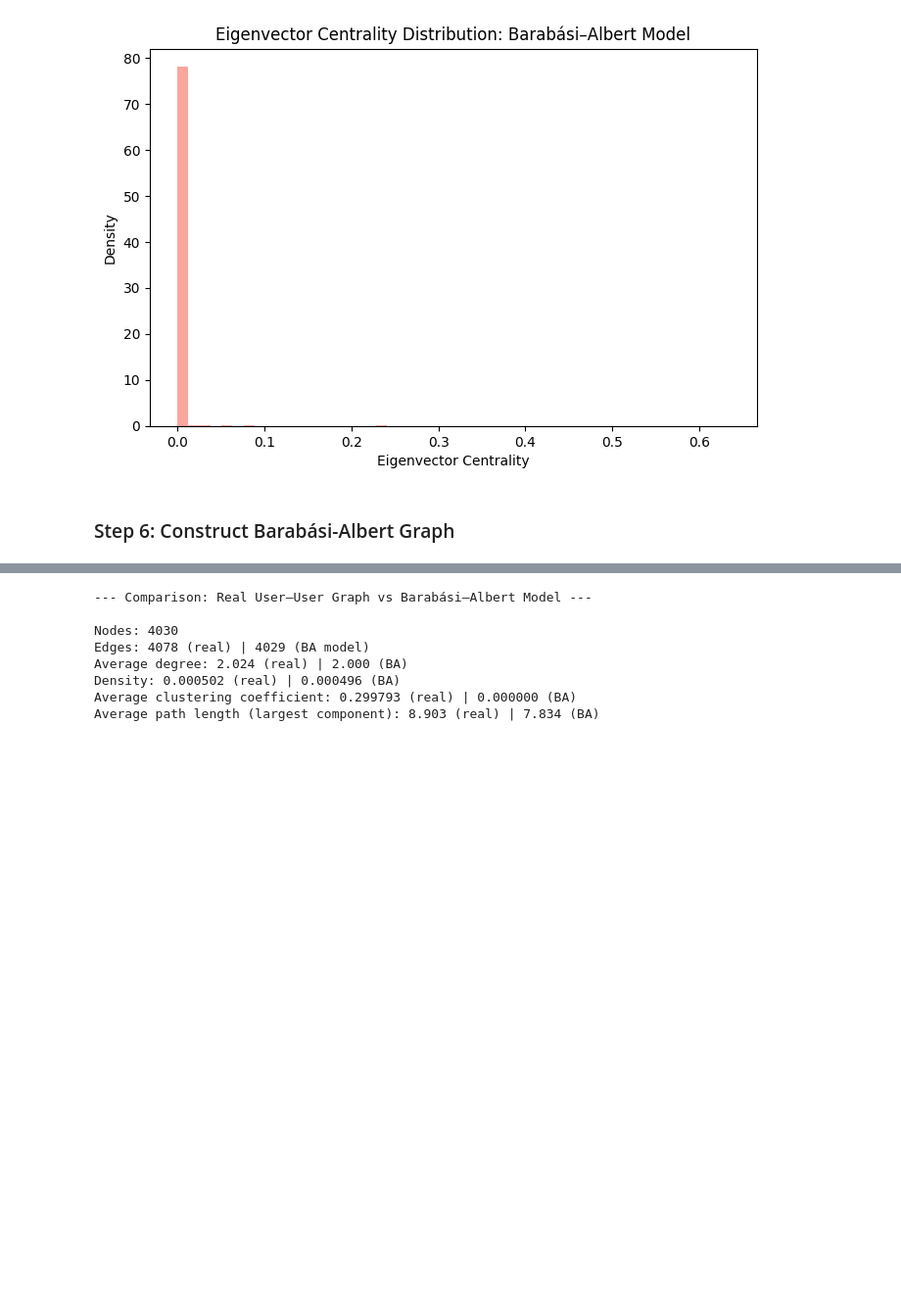
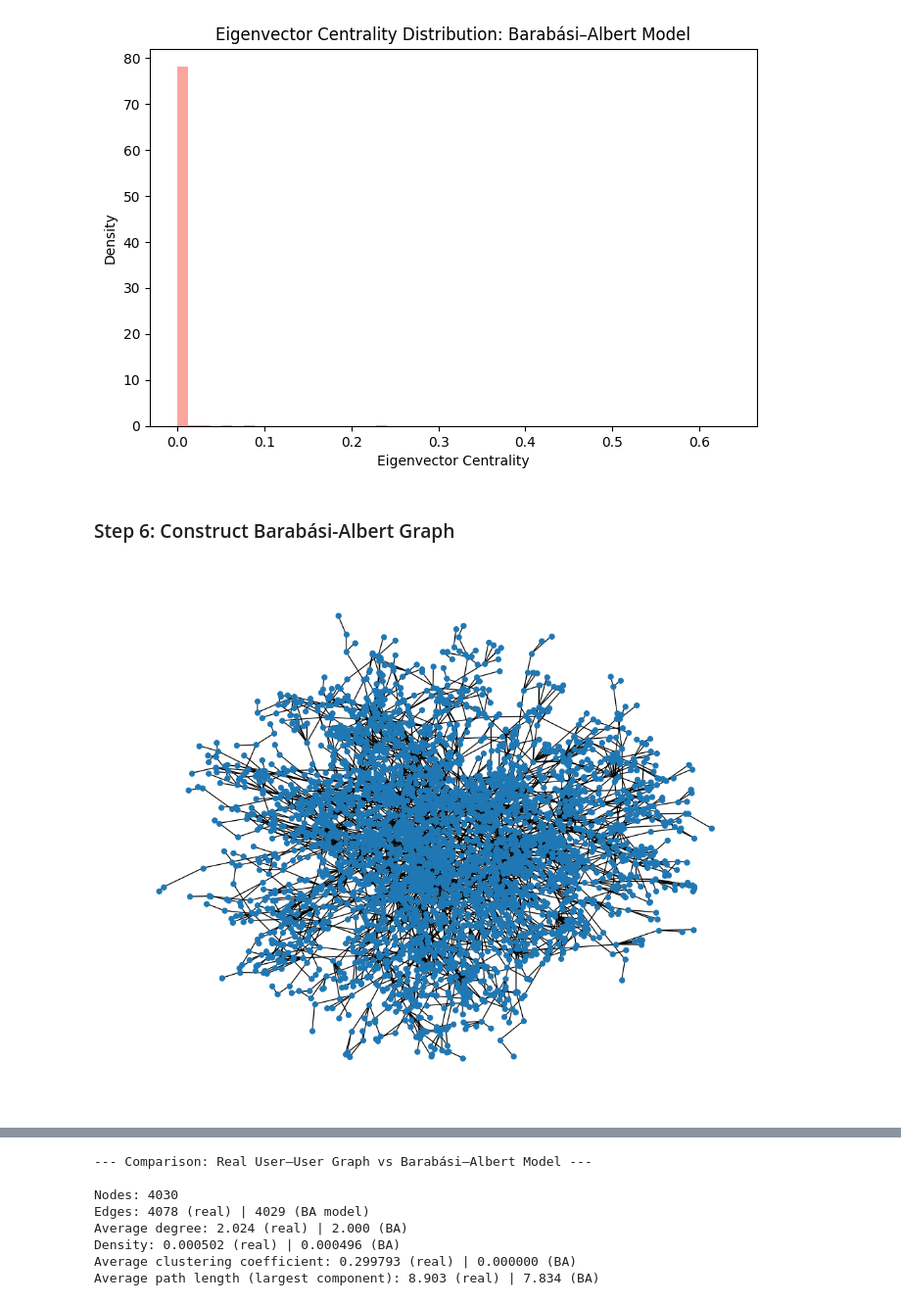
Before and after one commit to DanielQuiram-UM/Network_Science_Assignment_1, a Jupyter notebook: WS.ipynb, the cells around one changed output, grey strips where cells are left out. Shown at 98% size. Saved outputs shown, nothing was run; the diff lists cells and outputs as text; code cells hidden in the pictures; blank space fills up the shorter version.

```diff
--- a/WS.ipynb
+++ b/WS.ipynb
@@ -873,3 +886,18 @@ Real: 0.0000, WS: 0.0117
 [figure]
 # %% [markdown]
 ### Step 6: Construct Barabási-Albert Graph
+# %%
+UserGraph_n_nodes = User_graph.number_of_nodes()
+UserGraph_n_edges = User_graph.number_of_edges()
+
+# Create a Barabasi network with roughly the same amount of edges.
+# -> Here, 1 edge per added node is a close approximation.
+m_target = max(1, int(round(UserGraph_n_edges / UserGraph_n_nodes)))
+
+BA = nx.barabasi_albert_graph(UserGraph_n_nodes, m_target, seed=42)
+
+plt.figure(figsize=(10, 8))
+nx.draw(BA, with_labels=False, node_size=30)
+plt.show()
+# %% [output]
+[figure, added]
```
Also changed, not shown: parts of 14 cells of this notebook.
